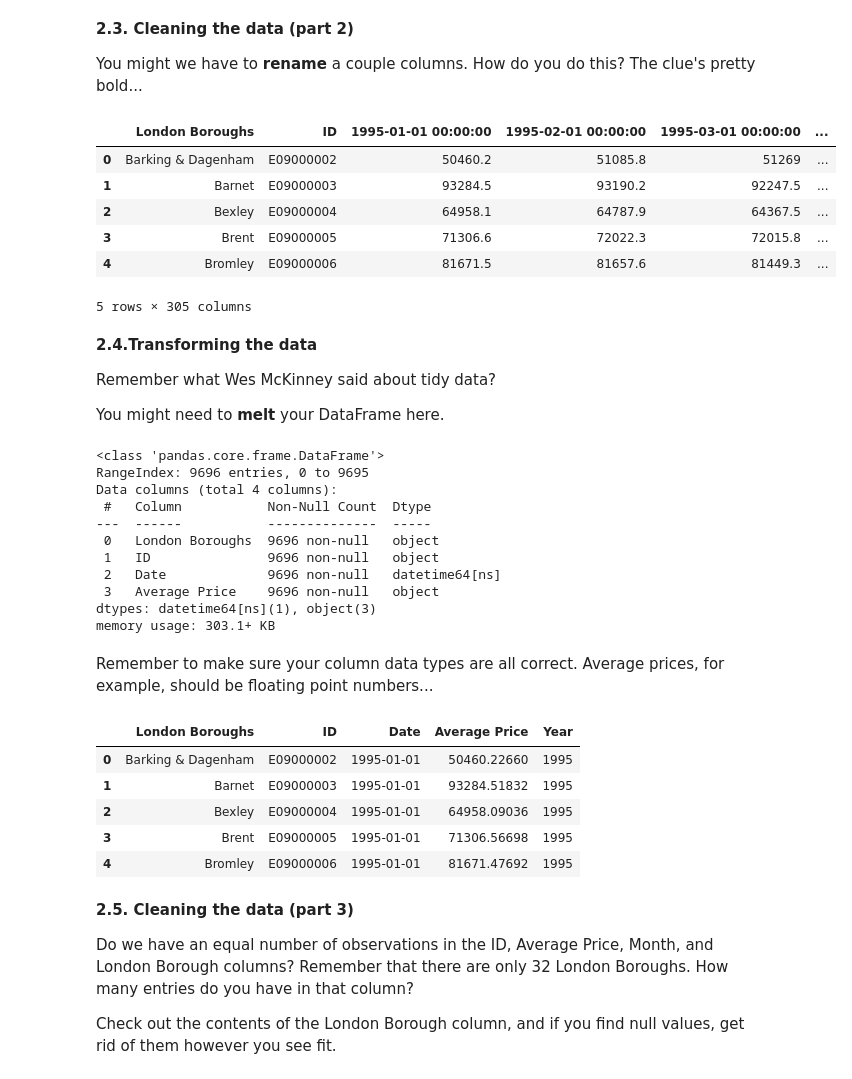
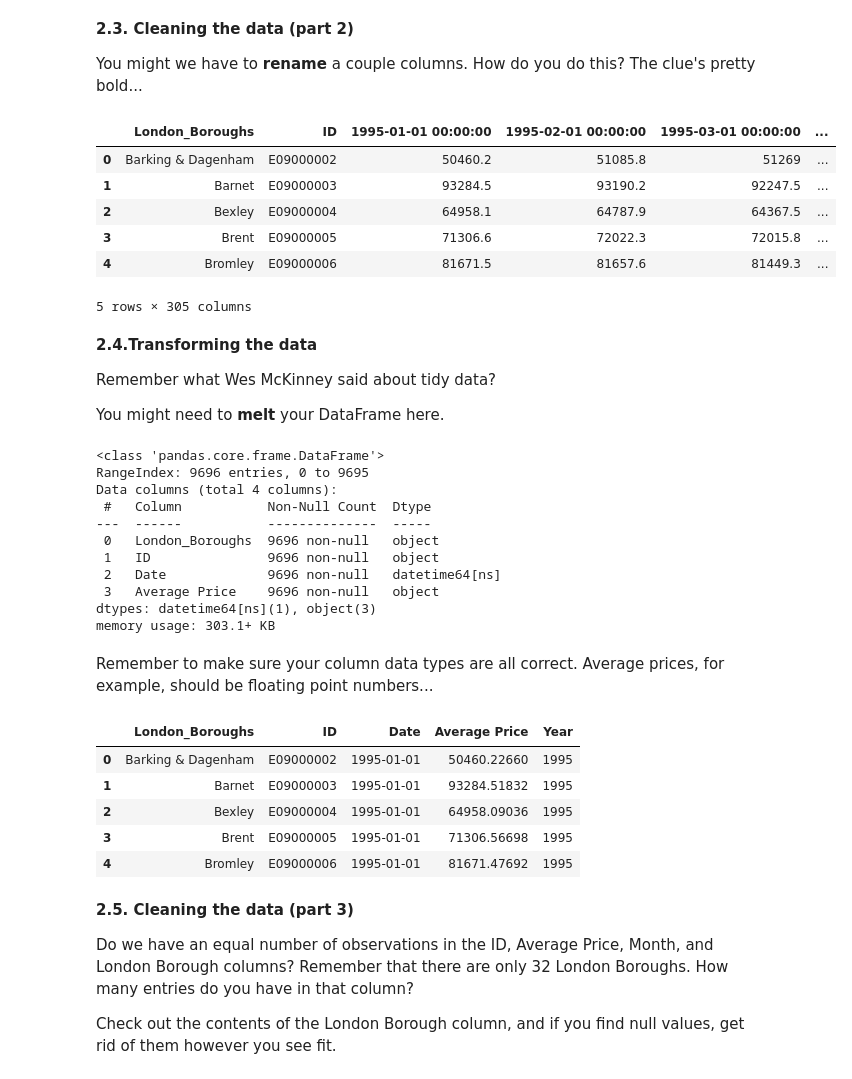
Before and after one commit to phatakshaunak/Springboard-Data-Science, a Jupyter notebook: Unit 4 Challenge - Tier 3.ipynb, the cells around one changed output. Drawn from its saved outputs; the diff is of its cells as text; code cells hidden in the pictures.

Commit message:
London Housing Case Study Final

```diff
--- a/Unit 4 Challenge - Tier 3.ipynb
+++ b/Unit 4 Challenge - Tier 3.ipynb
@@ -139,16 +139,16 @@ prop_tps2.head()
 
 You might we have to **rename** a couple columns. How do you do this? The clue's pretty bold...
 # %%
-prop_tps3=prop_tps2.rename(columns={'Unnamed: 0':'London Boroughs',pd.NaT:'ID'})
+prop_tps3=prop_tps2.rename(columns={'Unnamed: 0':'London_Boroughs',pd.NaT:'ID'})
 prop_tps3.head()
-#a = prop_tps2['London Boroughs'].sort_values().unique()
+#a = prop_tps2['London_Boroughs'].sort_values().unique()
 notborough = ['City of London','EAST MIDLANDS','EAST OF ENGLAND','England','Inner London','LONDON','NORTH EAST', 'NORTH WEST','Outer London','SOUTH EAST', 'SOUTH WEST','WEST MIDLANDS','YORKS & THE HUMBER','Unnamed: 34','Unnamed: 37','Unnamed: 47']
-prop_filt = prop_tps3[~prop_tps3['London Boroughs'].isin(notborough)]
+prop_filt = prop_tps3[~prop_tps3['London_Boroughs'].isin(notborough)]
 prop_filt.head()
 prop_filt1 = prop_filt.reset_index().drop('index',axis=1)
 prop_filt1.head()
 # %% [output]
-|  | London Boroughs | ID | 1995-01-01 00:00:00 | 1995-02-01 00:00:00 | 1995-03-01 00:00:00 | ... |
+|  | London_Boroughs | ID | 1995-01-01 00:00:00 | 1995-02-01 00:00:00 | 1995-03-01 00:00:00 | ... |
 | 0 | Barking & Dagenham | E09000002 | 50460.2 | 51085.8 | 51269 | ... |
 | 1 | Barnet | E09000003 | 93284.5 | 93190.2 | 92247.5 | ... |
 | 2 | Bexley | E09000004 | 64958.1 | 64787.9 | 64367.5 | ... |
@@ -162,7 +162,7 @@ Remember what Wes McKinney said about tidy data?
 
 You might need to **melt** your DataFrame here.
 # %%
-propt_mlt = pd.melt(prop_filt1,id_vars=['London Boroughs','ID'],var_name='Date',value_name='Average Price')
+propt_mlt = pd.melt(prop_filt1,id_vars=['London_Boroughs','ID'],var_name='Date',value_name='Average Price')
 propt_mlt.info()
 # %% [output]
 <class 'pandas.core.frame.DataFrame'>
@@ -170,7 +170,7 @@ RangeIndex: 9696 entries, 0 to 9695
 Data columns (total 4 columns):
  #   Column           Non-Null Count  Dtype
 ---  ------           --------------  -----
- 0   London Boroughs  9696 non-null   object
+ 0   London_Boroughs  9696 non-null   object
  1   ID               9696 non-null   object
  2   Date             9696 non-null   datetime64[ns]
  3   Average Price    9696 non-null   object
@@ -179,15 +179,16 @@ memory usage: 303.1+ KB
 # %% [markdown]
 Remember to make sure your column data types are all correct. Average prices, for example, should be floating point numbers...
 # %%
-#propt_mlt['London Boroughs'].isnull().values.any()
+#propt_mlt['London_Boroughs'].isnull().values.any()
 #a = propt_mlt['Average Price'].map(type) != float
 #b=propt_mlt[a]
 #b
 propt_mlt['Average Price'] = pd.to_numeric(propt_mlt['Average Price'])
 propt_mlt['Year']=propt_mlt['Date'].dt.year
+barnet = propt_mlt[(propt_mlt.London_Boroughs=='Barnet') & (propt_mlt.Year==1995)]
 propt_mlt.head()
 # %% [output]
-|  | London Boroughs | ID | Date | Average Price | Year |
+|  | London_Boroughs | ID | Date | Average Price | Year |
 | 0 | Barking & Dagenham | E09000002 | 1995-01-01 | 50460.22660 | 1995 |
 | 1 | Barnet | E09000003 | 1995-01-01 | 93284.51832 | 1995 |
 | 2 | Bexley | E09000004 | 1995-01-01 | 64958.09036 | 1995 |
```
Also changed, not shown: parts of 1 cell of this notebook.
